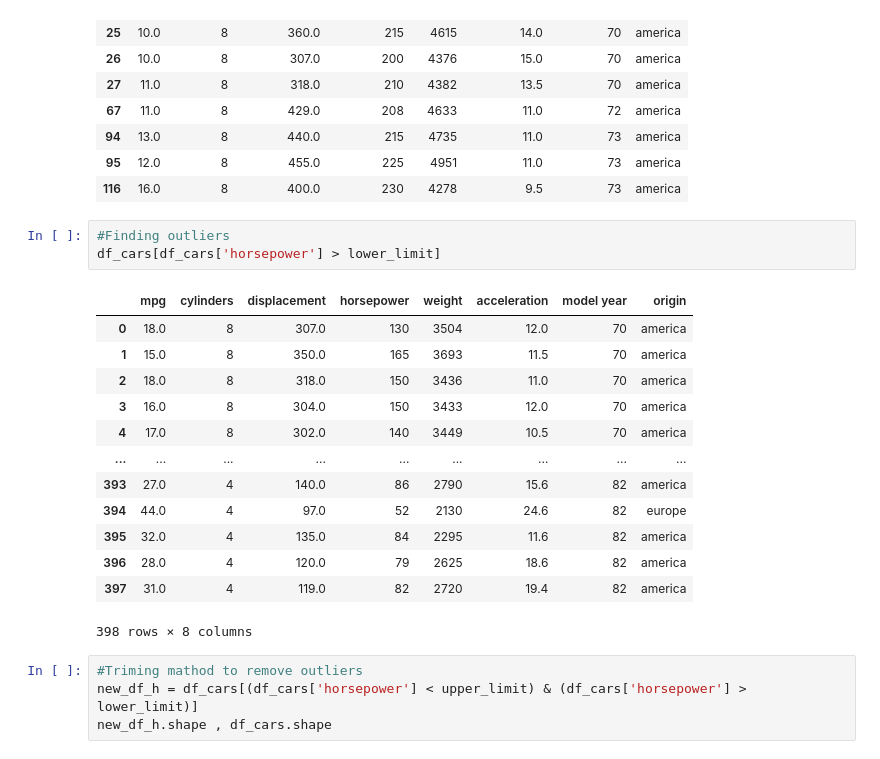
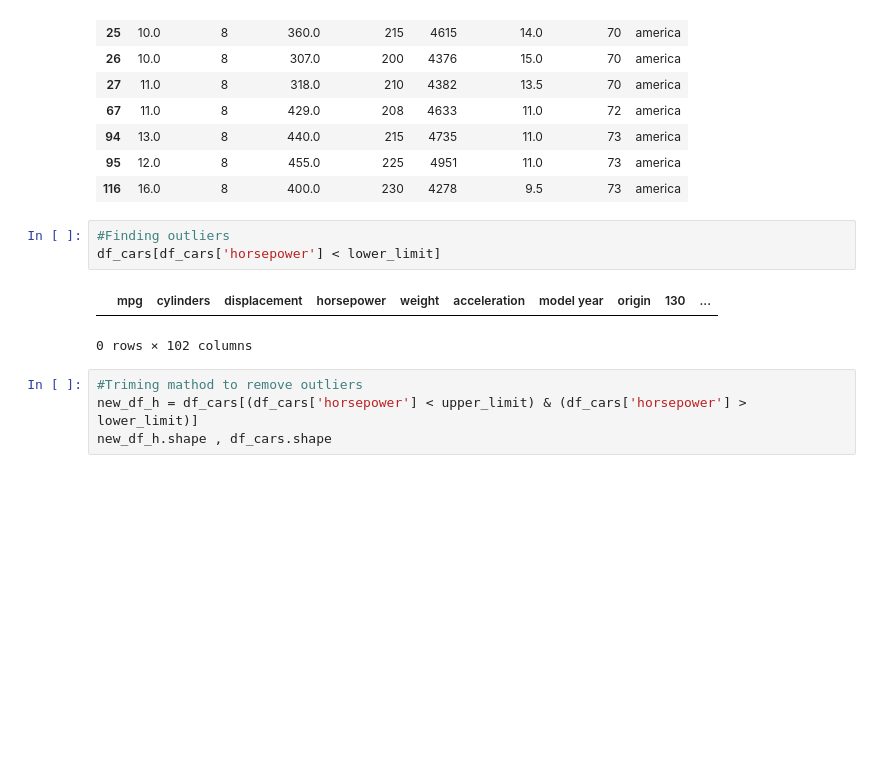
Before and after one commit to MuhammadTalha944/Detecting-and-Removing-Outlers-from-Dataset, a Jupyter notebook: Detecting_and_removing_Outlers.ipynb, the cells around one changed output. Saved outputs shown, nothing was run; the diff lists cells and outputs as text; blank space fills up the shorter version.

```diff
--- a/Detecting_and_removing_Outlers.ipynb
+++ b/Detecting_and_removing_Outlers.ipynb
@@ -278,21 +305,10 @@ df_cars[df_cars['horsepower'] > upper_limit]
 | 116 | 16.0 | 8 | 400.0 | 230 | 4278 | 9.5 | 73 | america |
 # %%
 #Finding outliers
-df_cars[df_cars['horsepower'] > lower_limit]
+df_cars[df_cars['horsepower'] < lower_limit]
 # %% [output]
-|  | mpg | cylinders | displacement | horsepower | weight | acceleration | model year | origin |
-| 0 | 18.0 | 8 | 307.0 | 130 | 3504 | 12.0 | 70 | america |
-| 1 | 15.0 | 8 | 350.0 | 165 | 3693 | 11.5 | 70 | america |
-| 2 | 18.0 | 8 | 318.0 | 150 | 3436 | 11.0 | 70 | america |
-| 3 | 16.0 | 8 | 304.0 | 150 | 3433 | 12.0 | 70 | america |
-| 4 | 17.0 | 8 | 302.0 | 140 | 3449 | 10.5 | 70 | america |
-| ... | ... | ... | ... | ... | ... | ... | ... | ... |
-| 393 | 27.0 | 4 | 140.0 | 86 | 2790 | 15.6 | 82 | america |
-| 394 | 44.0 | 4 | 97.0 | 52 | 2130 | 24.6 | 82 | europe |
-| 395 | 32.0 | 4 | 135.0 | 84 | 2295 | 11.6 | 82 | america |
-| 396 | 28.0 | 4 | 120.0 | 79 | 2625 | 18.6 | 82 | america |
-| 397 | 31.0 | 4 | 119.0 | 82 | 2720 | 19.4 | 82 | america |
+|  | mpg | cylinders | displacement | horsepower | weight | acceleration | model year | origin | 130 | ... |
-398 rows × 8 columns
+0 rows × 102 columns
 # %%
 #Triming mathod to remove outliers
 new_df_h = df_cars[(df_cars['horsepower'] < upper_limit) & (df_cars['horsepower'] > lower_limit)]
```
Also changed, not shown: parts of 37 cells of this notebook.
